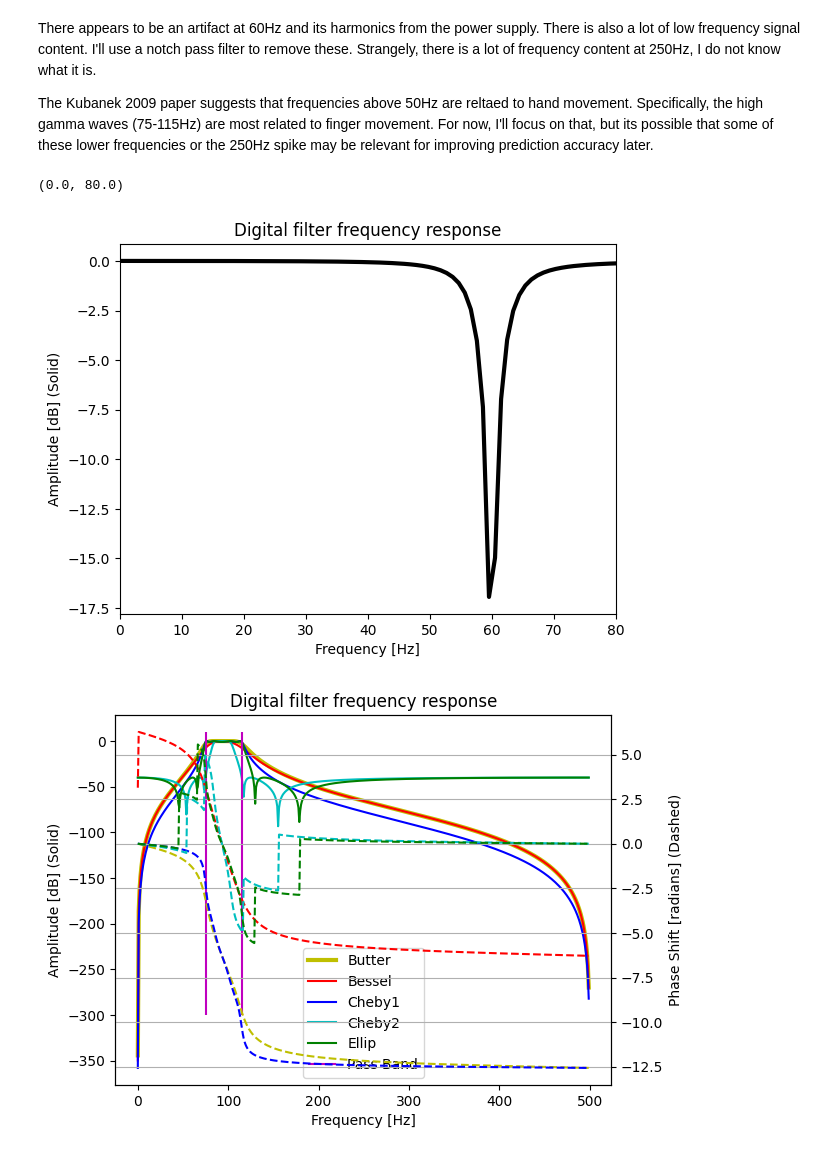
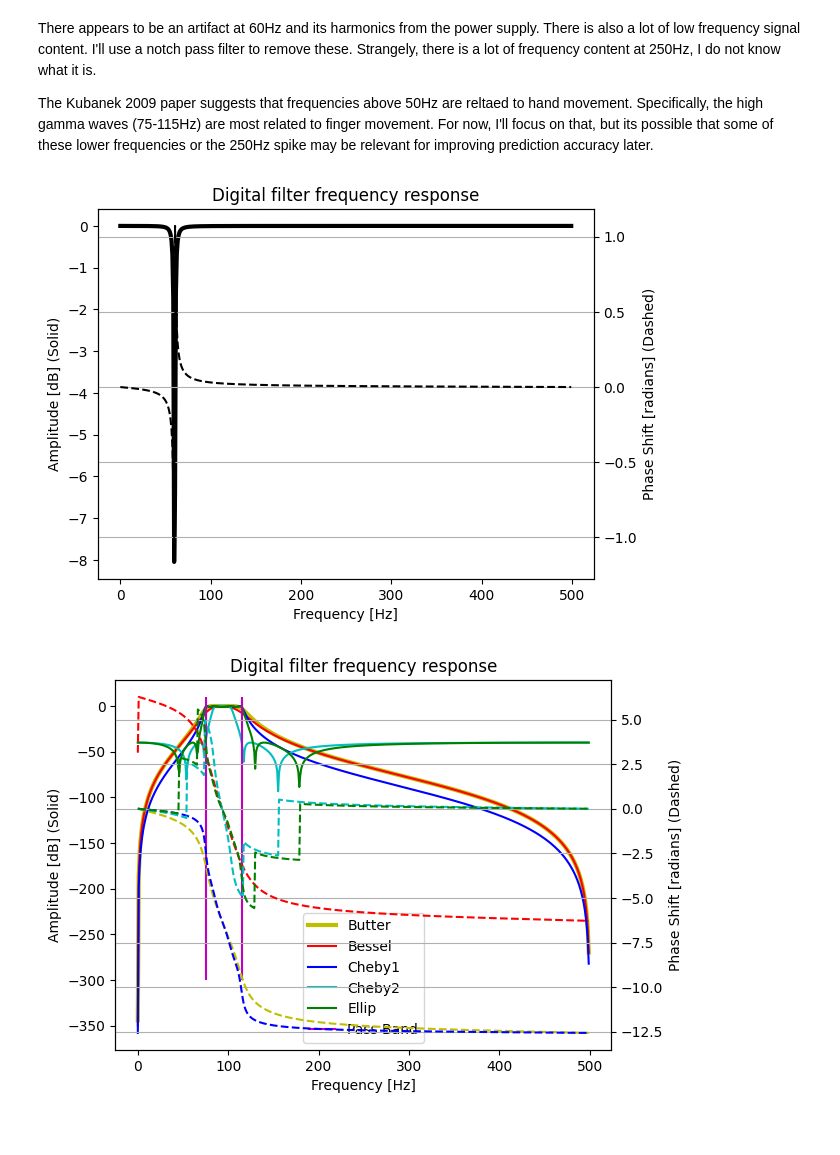
Before and after one commit to rotom303/Final_Project, a Jupyter notebook: Final_Project_Part_1_Questions.ipynb, the cells around one changed output. Saved outputs shown, nothing was run; the diff lists cells and outputs as text; code cells hidden in the pictures.

```diff
--- a/Final_Project_Part_1_Questions.ipynb
+++ b/Final_Project_Part_1_Questions.ipynb
@@ -219,15 +216,18 @@ Strangely, there is a lot of frequency content at 250Hz, I do not know what it i
 
 The Kubanek 2009 paper suggests that frequencies above 50Hz are reltaed to hand movement. Specifically, the high gamma waves (75-115Hz) are most related to finger movement. For now, I'll focus on that, but its possible that some of these lower frequencies or the 250Hz spike may be relevant for improving prediction accuracy later.
 # %%
-b, a = sig.iirnotch(60,10,fs=fs)
+Q = 30
+b, a = sig.iirnotch(60,Q,fs=fs); c = 'k'
 w, h = sig.freqz(b, a, fs=fs);
 fig, ax1 = plt.subplots();
 ax1.set_title('Digital filter frequency response')
 ax1.set_ylabel('Amplitude [dB] (Solid)'); ax1.set_xlabel('Frequency [Hz]')
-c = 'k';ax1.plot(w, 20 * np.log10(abs(h)), color=c,linewidth=3)
-plt.xlim(0,80)
+ax1.plot(w, 20 * np.log10(abs(h)), color=c,linewidth=3)
+ax2 = ax1.twinx(); ax2.set_ylabel('Phase Shift [radians] (Dashed)')
+angles = np.unwrap(np.angle(h))
+ax2.plot(w, angles, color=c,linestyle = 'dashed')
+ax2.grid(True); ax2.axis('tight'); plt.show()
 # %% [output]
-(0.0, 80.0)
-[figure, old version]
+[figure, new version]
 # %%
 # Testing Different Filters
```
Also changed, not shown: parts of 14 cells of this notebook.
